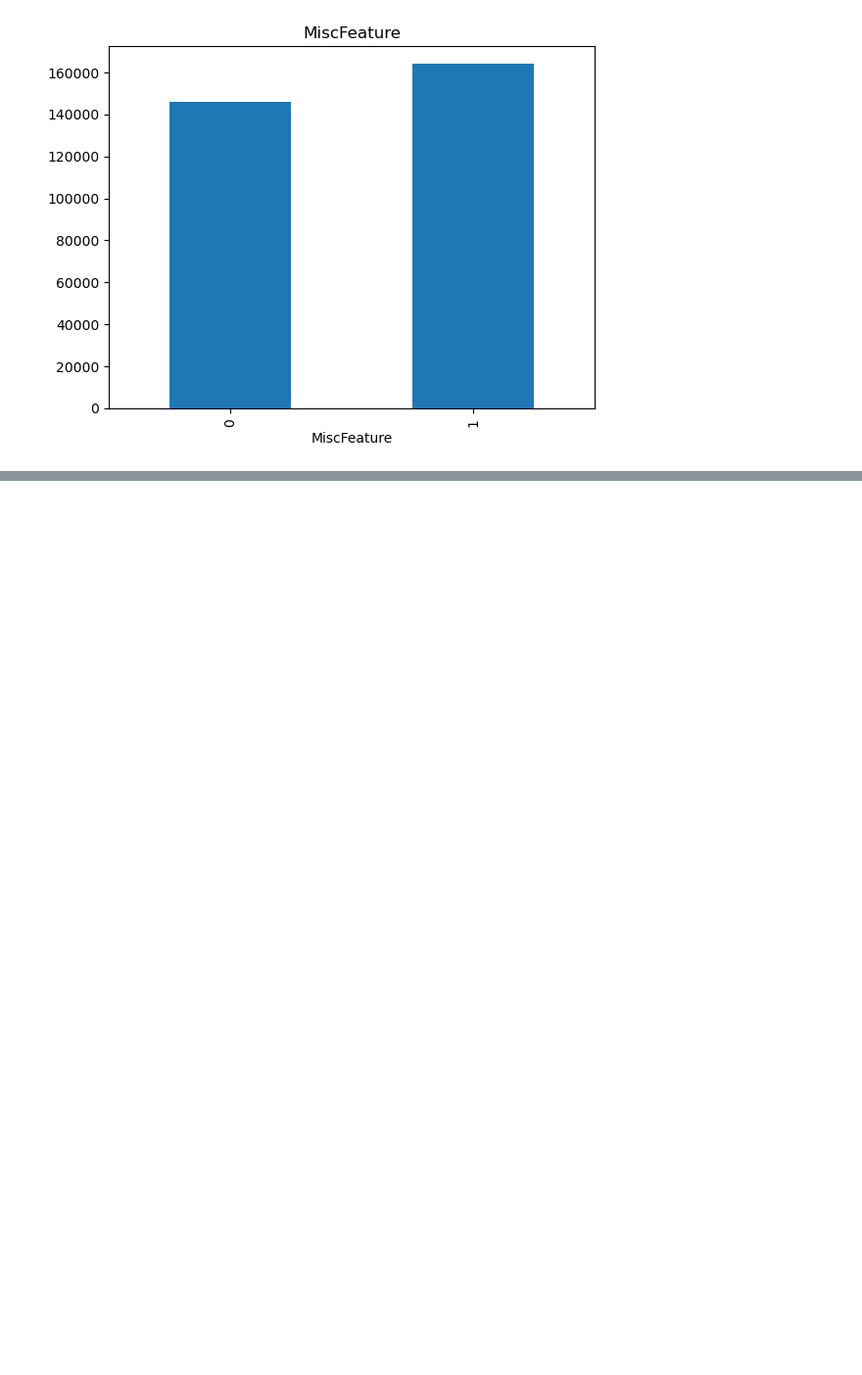
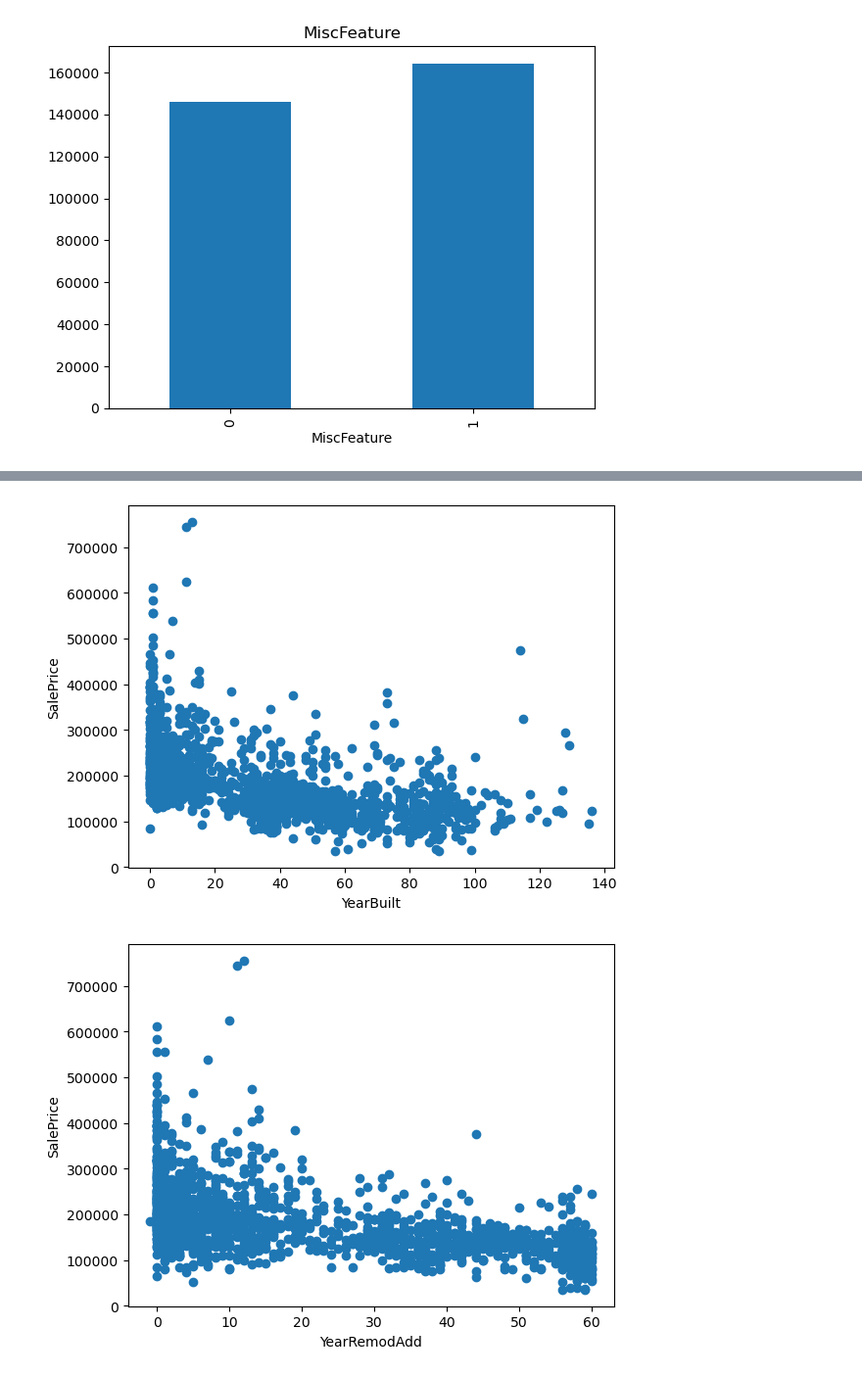
Before and after one commit to Bhaskar950/Machine_Learning_AI, a Jupyter notebook: 05-EDA_Projects/_02-Advanced-House-Price-Prediction-Practice/Eda.ipynb, the cells around one changed output, grey strips where cells are left out. Shown: that part at 98% size. Cells and saved outputs as stored; diff of their text form; code cells hidden in the pictures; blank space fills up the shorter version.

```diff
--- a/05-EDA_Projects/_02-Advanced-House-Price-Prediction-Practice/Eda.ipynb
+++ b/05-EDA_Projects/_02-Advanced-House-Price-Prediction-Practice/Eda.ipynb
@@ -89,0 +105,3 @@ plt.show()
+# %%
+numerical_features = [feature for feature in dataset.columns if dataset[feature].dtypes in ['int64','float64']]
+print('Number of Numerical features: ',len(numerical_features))
@@ -89,0 +130,3 @@ plt.show()
+# %%
+year_feature = [feature for feature in numerical_features if "Yr" in feature or "Year" in feature]
+year_feature
@@ -89,0 +135,3 @@ plt.show()
+# %%
+for feature in year_feature:
+    print(feature,dataset[feature].unique())
@@ -89,0 +170,16 @@ plt.show()
+# %%
+## Here we will compare the difference between All years feature with SalePrice
+
+
+for feature in year_feature:
+    if feature  != 'YrSold':
+        data = dataset.copy()
+        data[feature] = data['YrSold'] - data[feature]
+
+        plt.scatter(data[feature],data['SalePrice'])
+        plt.xlabel(feature)
+        plt.ylabel('SalePrice')
+        plt.show()
+# %% [output]
+[figure, added]
+[figure, added]
```
Also changed, not shown: parts of 12 cells of this notebook.
